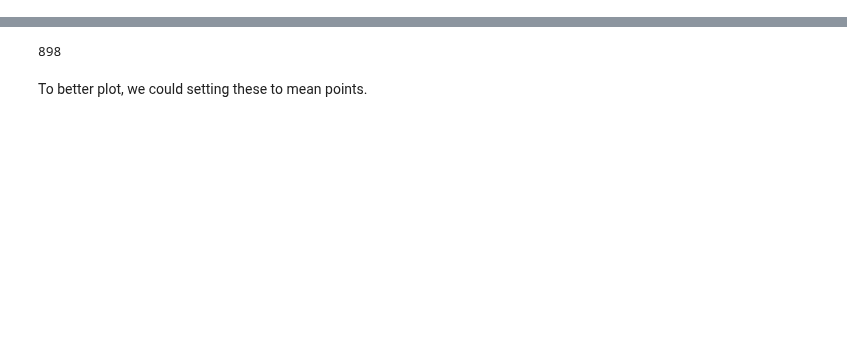
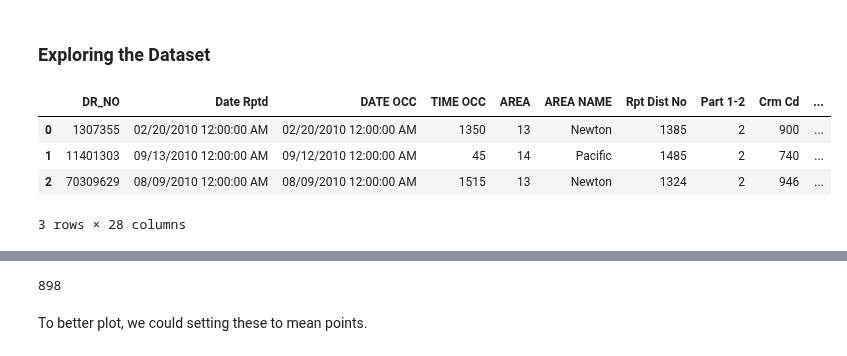
Before and after one commit to julia-codes/MSDS-ML1-VisualizationAndDataProcessing, a Jupyter notebook: Lab1_VisualizetionAndDataProcessing.ipynb, the cells around one changed output, grey strips where cells are left out. Cells and saved outputs as stored; diff of their text form; code cells hidden in the pictures; blank space fills up the shorter version.

Commit message:
Requirements Update
Updated project requirements into each section and worked on Data Quality section

```diff
--- a/Lab1_VisualizetionAndDataProcessing.ipynb
+++ b/Lab1_VisualizetionAndDataProcessing.ipynb
@@ -83,0 +87,2 @@ There are 898 crimes without a location noted
+# %% [markdown]
+### Exploring the Dataset
@@ -83,0 +92,9 @@ There are 898 crimes without a location noted
+# %%
+# Displaying the first 3 lines of the data set
+df.head(3)
+# %% [output]
+|  | DR_NO | Date Rptd | DATE OCC | TIME OCC | AREA | AREA NAME | Rpt Dist No | Part 1-2 | Crm Cd | ... |
+| 0 | 1307355 | 02/20/2010 12:00:00 AM | 02/20/2010 12:00:00 AM | 1350 | 13 | Newton | 1385 | 2 | 900 | ... |
+| 1 | 11401303 | 09/13/2010 12:00:00 AM | 09/12/2010 12:00:00 AM | 45 | 14 | Pacific | 1485 | 2 | 740 | ... |
+| 2 | 70309629 | 08/09/2010 12:00:00 AM | 08/09/2010 12:00:00 AM | 1515 | 13 | Newton | 1324 | 2 | 946 | ... |
+3 rows × 28 columns
```
Also changed, not shown: parts of 28 cells of this notebook.
